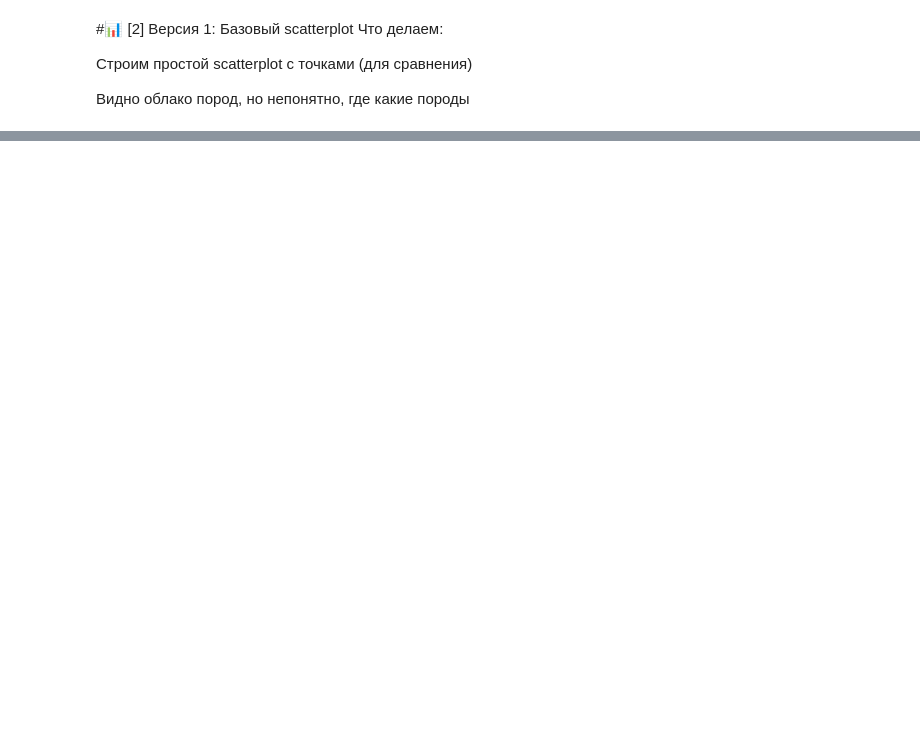
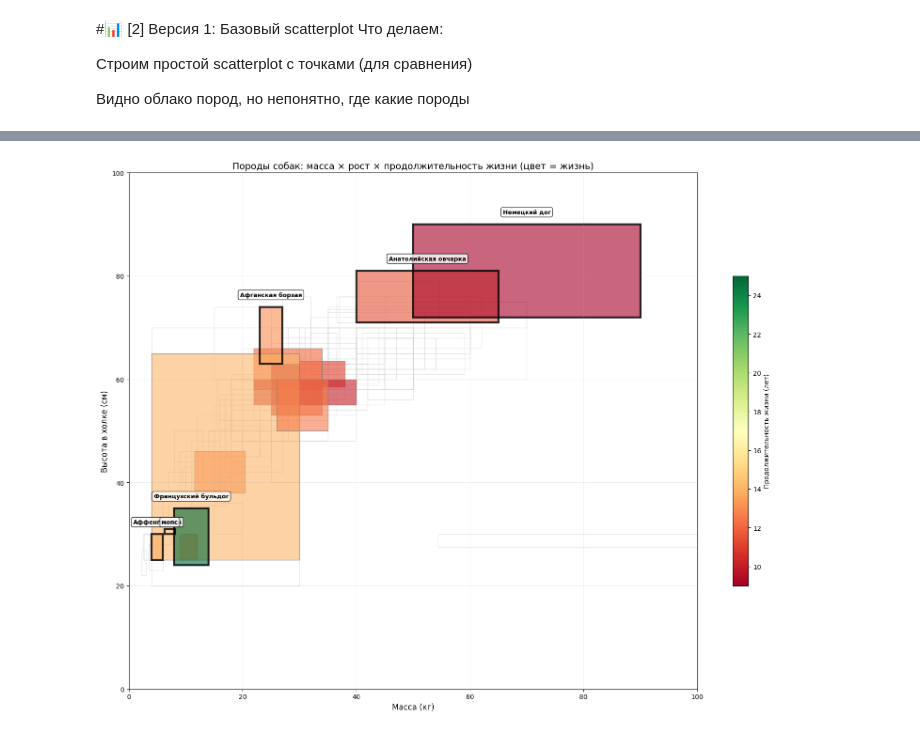
Before and after one commit to KiselevaStacy/python-ai--, a Jupyter notebook: notebooks/week3_dogs_scatter_height_mass.ipynb, the cells around one changed output, grey strips where cells are left out. Drawn from its saved outputs; the diff is of its cells as text; code cells hidden in the pictures; blank space fills up the shorter version.

```diff
--- a/notebooks/week3_dogs_scatter_height_mass.ipynb
+++ b/notebooks/week3_dogs_scatter_height_mass.ipynb
@@ -278,0 +209,85 @@ print(f"   - Выделено архетипов: 6 пород")
+# %%
+# Архетипы и их породы
+archetypes = {
+    'Борзые': ['Афганская борзая'],
+    'Мастифы/гиганты': ['Немецкий дог', 'Анатолийская овчарка'],
+    'Декоративные': ['мопс', 'Аффенпинчер', 'Французский бульдог']
+}
+
+colors = {'Борзые': '#2E86AB', 'Мастифы/гиганты': '#A23B72', 'Декоративные': '#F18F01'}
+
+# Настройки для цветовой шкалы (только для пород с lifeExpectancy)
+life_min = df_life['lifeExpectancy'].min()
+life_max = df_life['lifeExpectancy'].max()
+norm = mcolors.Normalize(vmin=life_min, vmax=life_max)
+cmap = cm.RdYlGn  # красный = мало лет, зелёный = много лет
+
+fig, ax = plt.subplots(figsize=(16, 12))
+
+# 1. Серые прямоугольники для всех пород (без цвета жизни)
+for _, row in df_clean.iterrows():
+    mass_w = row['mass_max'] - row['mass_min']
+    height_h = row['height_max'] - row['height_min']
+    if mass_w > 0 and height_h > 0:
+        rect = plt.Rectangle(
+            (row['mass_min'], row['height_min']),
+            max(mass_w, 0.5), max(height_h, 0.5),
+            fill=False, edgecolor='lightgray', linewidth=1, alpha=0.5
+        )
+        ax.add_patch(rect)
+
+# 2. Цветные прямоугольники для пород с known lifeExpectancy
+for _, row in df_life.iterrows():
+    mass_w = row['mass_max'] - row['mass_min']
+    height_h = row['height_max'] - row['height_min']
+    if mass_w > 0 and height_h > 0:
+        color = cmap(norm(row['lifeExpectancy']))
+        rect = plt.Rectangle(
+            (row['mass_min'], row['height_min']),
+            max(mass_w, 0.5), max(height_h, 0.5),
+            fill=True, facecolor=color, edgecolor='gray',
+            alpha=0.6, linewidth=1
+        )
+        ax.add_patch(rect)
+
+# 3. Выделение архетипов (поверх цветных прямоугольников)
+for group, breeds in archetypes.items():
+    group_data = df_life[df_life['dogBreed'].isin(breeds)]
+    for _, row in group_data.iterrows():
+        mass_w = row['mass_max'] - row['mass_min']
+        height_h = row['height_max'] - row['height_min']
+
+        # Обводка архетипов чёрной рамкой
+        rect = plt.Rectangle(
+            (row['mass_min'], row['height_min']),
+            max(mass_w, 1), max(height_h, 1),
+            fill=False, edgecolor='black', linewidth=3, alpha=0.8
+        )
+        ax.add_patch(rect)
+
+        # Подпись
+        center_x = row['mass_min'] + max(mass_w, 1) / 2
+        ax.annotate(row['dogBreed_ru'],
+                   (center_x, row['height_max'] + 2),
+                   ha='center', fontsize=9, weight='bold',
+                   bbox=dict(boxstyle='round,pad=0.3', facecolor='white', alpha=0.8))
+
+# Цветовая шкала
+sm = cm.ScalarMappable(cmap=cmap, norm=norm)
+sm.set_array([])
+cbar = plt.colorbar(sm, ax=ax, label='Продолжительность жизни (лет)', shrink=0.6)
+
+ax.set_xlabel('Масса (кг)', fontsize=12)
+ax.set_ylabel('Высота в холке (см)', fontsize=12)
+ax.set_title('Породы собак: масса × рост × продолжительность жизни (цвет = жизнь)', fontsize=14)
+ax.grid(True, alpha=0.2)
+ax.set_xlim(0, 100)
+ax.set_ylim(0, 100)
+
+plt.tight_layout()
+plt.show()
+
+print(f"📊 Диапазон жизни: {life_min:.1f} – {life_max:.1f} лет")
+print(f"   Красный = мало лет, зелёный = много лет")
+# %% [output]
+[figure, added]
```
Also changed, not shown: parts of 15 cells of this notebook.
